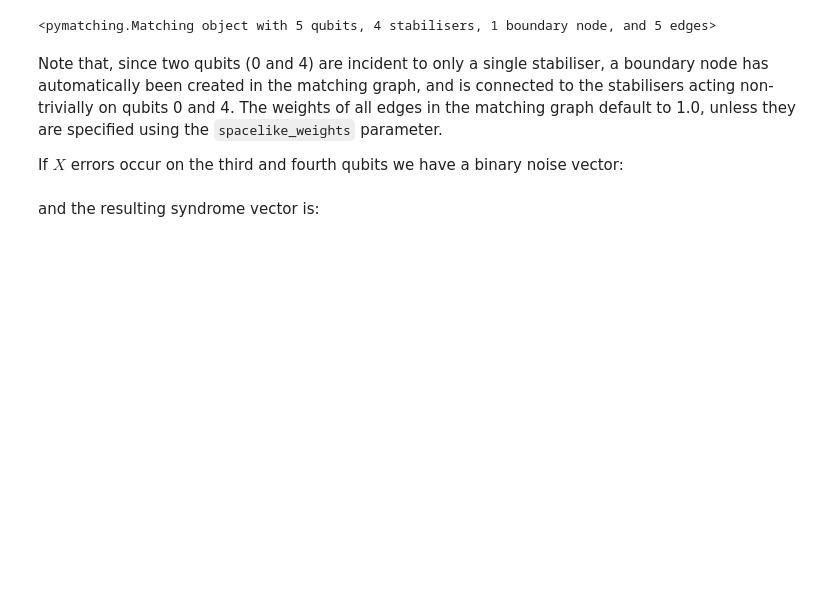
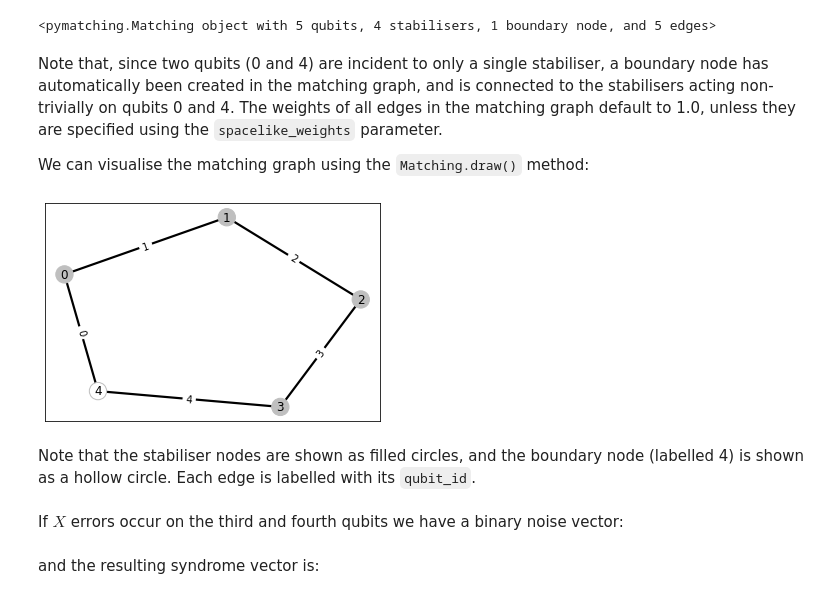
Before and after one commit to oscarhiggott/PyMatching, a Jupyter notebook: docs/usage.ipynb, the cells around one changed output. Cells and saved outputs as stored; diff of their text form; code cells hidden in the pictures; blank space fills up the shorter version.

Commit message:
add visualisation to getting-started notebook

```diff
--- a/docs/usage.ipynb
+++ b/docs/usage.ipynb
@@ -32,7 +32,16 @@ m
 # %% [markdown]
 Note that, since two qubits (0 and 4) are incident to only a single stabiliser, a boundary node has automatically been created in the matching graph, and is connected to the stabilisers acting non-trivially on qubits 0 and 4. The weights of all edges in the matching graph default to 1.0, unless they are specified using the `spacelike_weights` parameter.
 
-If $X$ errors occur on the third and fourth qubits we have a binary noise vector:
+We can visualise the matching graph using the `Matching.draw()` method:
+# %%
+%matplotlib inline
+m.draw()
+# %% [output]
+[figure, added]
+# %% [markdown]
+Note that the stabiliser nodes are shown as filled circles, and the boundary node (labelled 4) is shown as a hollow circle. Each edge is labelled with its `qubit_id`.
+# %% [markdown]
+If $X$ errors occur on the third and fourth qubits we have a binary noise vector:
 # %%
 noise = np.array([0,0,1,1,0])
 # %% [markdown]
```
Also changed, not shown: parts of 3 cells of this notebook, 2 other files.
